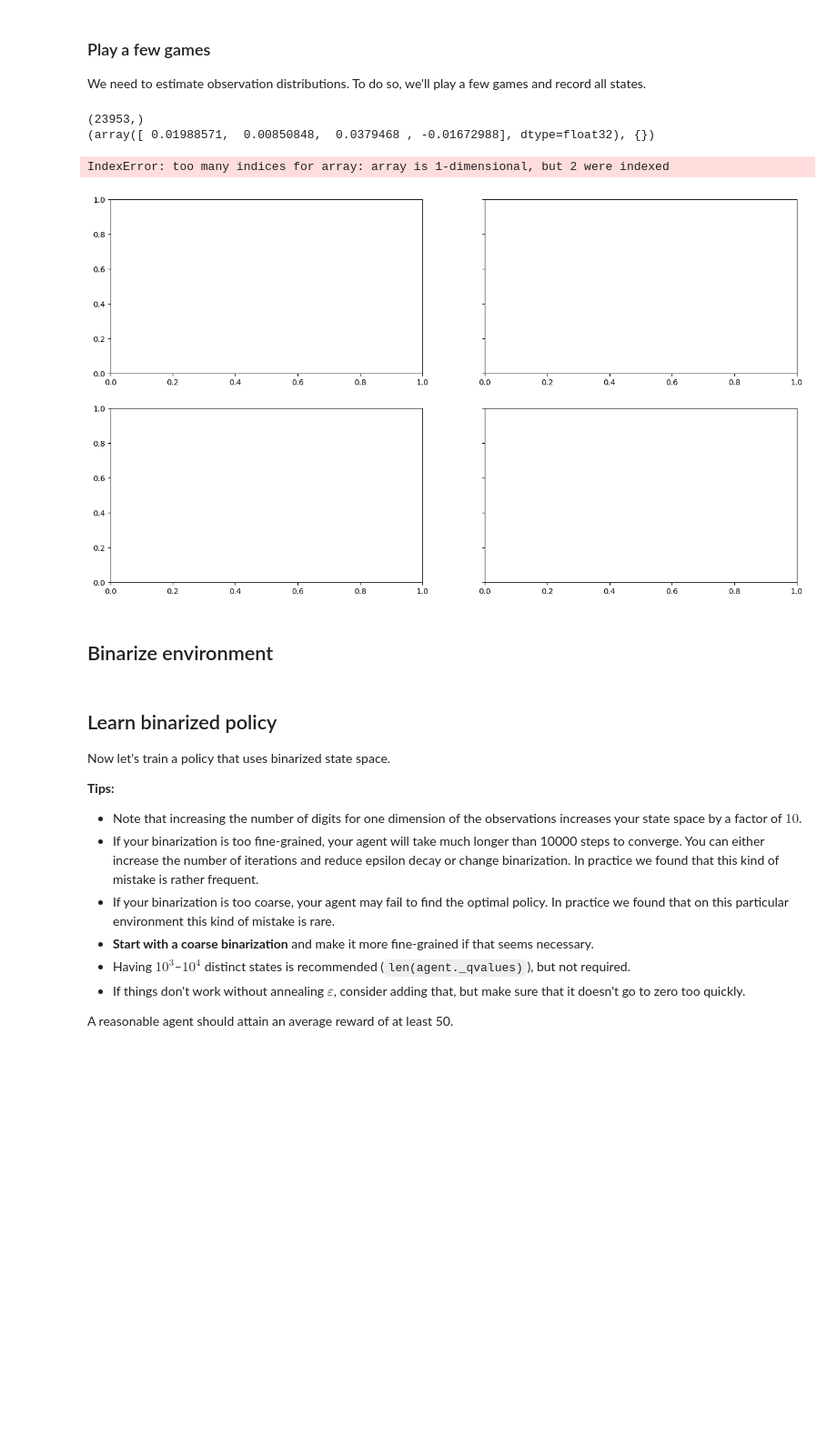
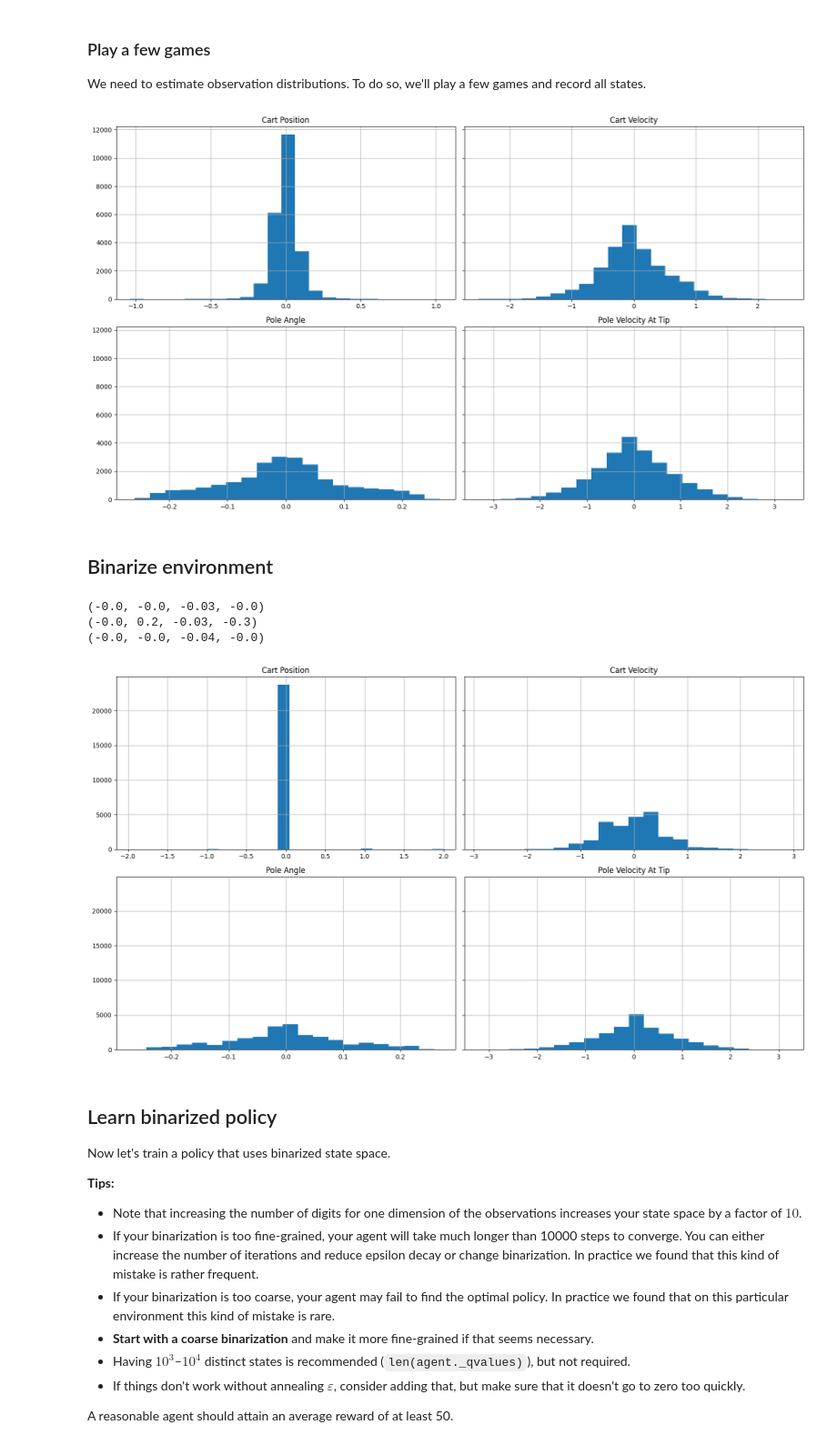
Before and after one commit to CracknellJ/Reinforcement-Learning-Exercises, a Jupyter notebook: 3. model-free/seminar_qlearning.ipynb, the cells around one changed output. Shown: that part at 91% size. Cells and saved outputs as stored; diff of their text form; code cells hidden in the pictures; blank space fills up the shorter version.

```diff
--- a/3. model-free/seminar_qlearning.ipynb
+++ b/3. model-free/seminar_qlearning.ipynb
@@ -230,7 +217,7 @@ def make_env():
     return gym.make('CartPole-v0', render_mode="rgb_array").env  # .env unwraps the TimeLimit wrapper
 
 env = make_env()
-s = env.reset()
+s = env.reset()[0]
 n_actions = env.action_space.n
 print(n_actions)
 
@@ -266,18 +251,17 @@ def visualize_cartpole_observation_distribution(seen_observations):
 # %%
 seen_observations = []
 for _ in range(1000):
-    seen_observations.append(env.reset())
+    seen_observations.append(env.reset()[0])
     done = False
     while not done:
         s, r, done, _, _= env.step(env.action_space.sample())
         seen_observations.append(s)
+        if done:
+            break
 
 visualize_cartpole_observation_distribution(seen_observations)
 # %% [output]
-(23953,)
-(array([ 0.01988571,  0.00850848,  0.0379468 , -0.01672988], dtype=float32), {})
-IndexError: too many indices for array: array is 1-dimensional, but 2 were indexed
-[figure, old version]
+[figure, new version]
 # %% [markdown]
 ## Binarize environment
 # %%
@@ -288,7 +272,10 @@ class Binarizer(ObservationWrapper):
     def observation(self, state):
         # Hint: you can do that with round(x, n_digits).
         # You may pick a different n_digits for each dimension.
-        state = <YOUR CODE: round state to some amount digits>
+        state[0] = np.round(state[0], 0)
+        state[1] = np.round(state[1], 1)
+        state[2] = np.round(state[2], 2)
+        state[3] = np.round(state[3], 1)
 
         return tuple(state)
 # %%
@@ -296,15 +283,23 @@ env = Binarizer(make_env())
 # %%
 seen_observations = []
 for _ in range(1000):
-    seen_observations.append(env.reset())
+    seen_observations.append(env.reset()[0])
     done = False
     while not done:
-        s, r, done, _ = env.step(env.action_space.sample())
+        s, r, done, truncated, info = env.step(env.action_space.sample())
         seen_observations.append(s)
         if done:
             break
 
+print(seen_observations[0])
+print(seen_observations[1])
+print(seen_observations[2])
 visualize_cartpole_observation_distribution(seen_observations)
+# %% [output]
+(-0.0, -0.0, -0.03, -0.0)
+(-0.0, 0.2, -0.03, -0.3)
+(-0.0, -0.0, -0.04, -0.0)
+[figure, added]
 # %% [markdown]
 ## Learn binarized policy
 
```
Also changed, not shown: parts of 9 cells of this notebook.
